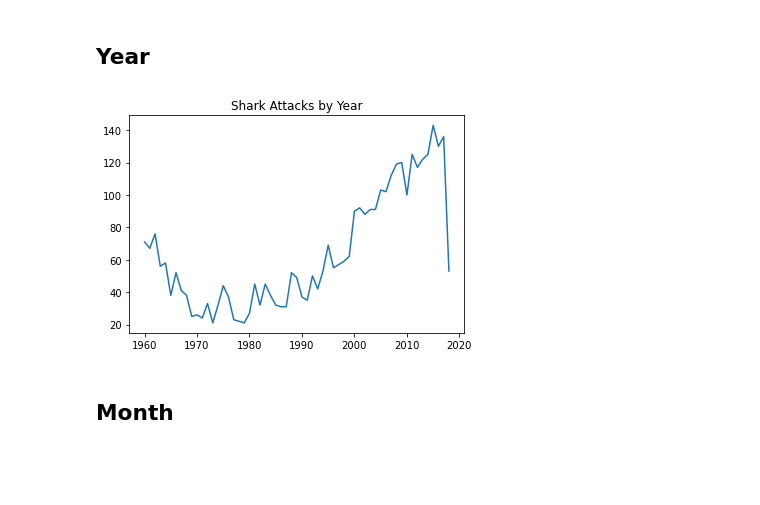
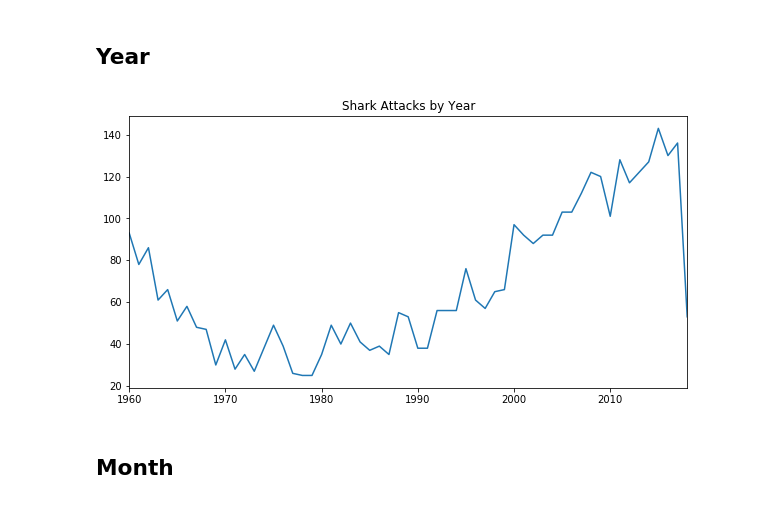
Before and after one commit to stl-lucas/group-project-01, a Jupyter notebook: data_playground.ipynb, the cells around one changed output. Cells and saved outputs as stored; diff of their text form; code cells hidden in the pictures; blank space fills up the shorter version.

```diff
--- a/data_playground.ipynb
+++ b/data_playground.ipynb
@@ -219,9 +232,3 @@ del shark_df['Month_3']
 # %%
 shark_df['Month']=shark_df['Month'].replace('', np.nan)
 shark_df['Day']=shark_df['Day'].replace('', np.nan)
-# %%
-shark_df = shark_df[shark_df['Month'].notna()]
-# %%
-shark_df = shark_df[shark_df['Day'].notna()]
-# %%
-shark_df=shark_df.reset_index(drop=True)
@@ -249,11 +240,12 @@ shark_df['Year'] = shark_df['Year'].astype(int)
 #extract the rows which the year is greater than 0
 shark_df=shark_df[shark_df['Year']>1959]
 # %%
+plt.figure(figsize=(10,5))
 Years_values = shark_df['Year'].value_counts().sort_index()
 Years_values.plot(title="Shark Attacks by Year")
 plt.show()
 # %% [output]
-[figure, old version]
+[figure, new version]
 # %% [markdown]
 ## Month
 # %%
```
Also changed, not shown: parts of 45 cells of this notebook.
